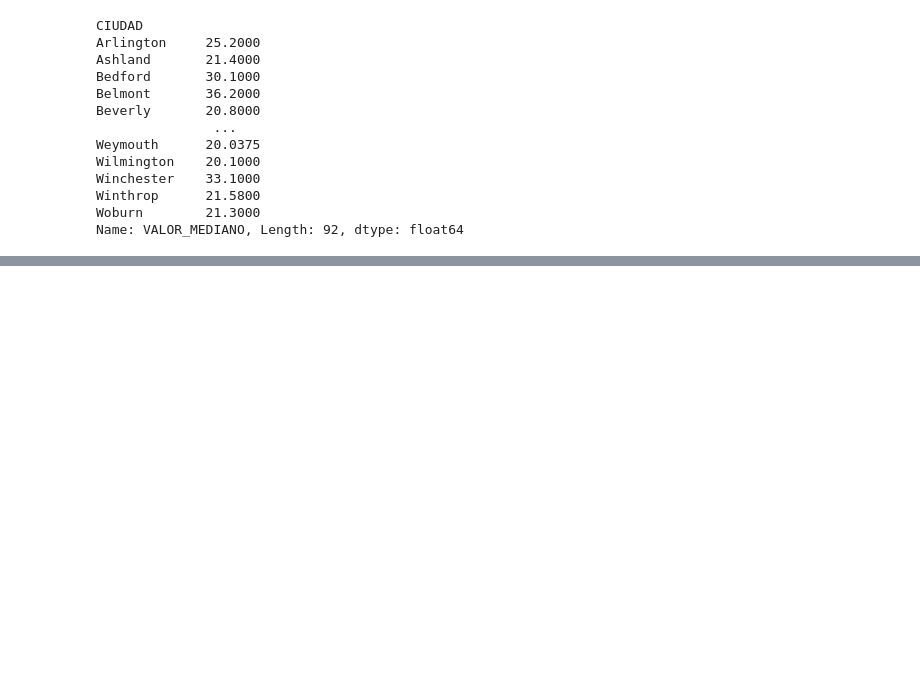
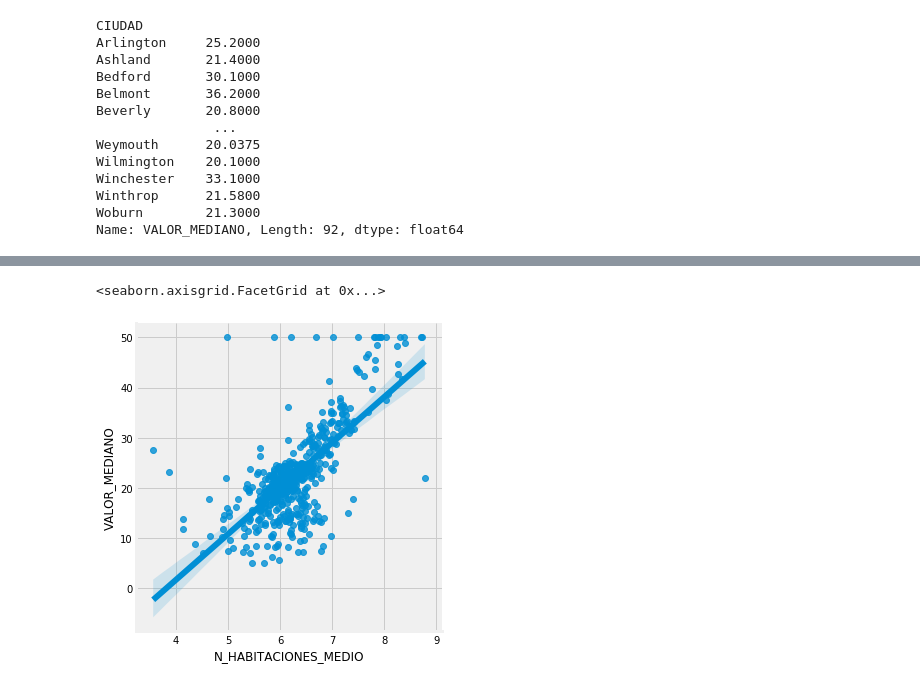
Before and after one commit to camicasii/Notas-DataScience, a Jupyter notebook: Analisis y procesado de datos/Visualización de datos .ipynb, the cells around one changed output, grey strips where cells are left out. Saved outputs shown, nothing was run; the diff lists cells and outputs as text; code cells hidden in the pictures; blank space fills up the shorter version.

```diff
--- a/Analisis y procesado de datos/Visualización de datos .ipynb
+++ b/Analisis y procesado de datos/Visualización de datos .ipynb
@@ -152,0 +215,6 @@ df.RIO_CHARLES.value_counts().plot.pie().ipynb_checkpoints/
+# %%
+import seaborn as sns
+sns.lmplot(x="N_HABITACIONES_MEDIO", y="VALOR_MEDIANO",data =df)
+# %% [output]
+<seaborn.axisgrid.FacetGrid at 0x...>
+[figure, added]
```
Also changed, not shown: parts of 27 cells of this notebook.
